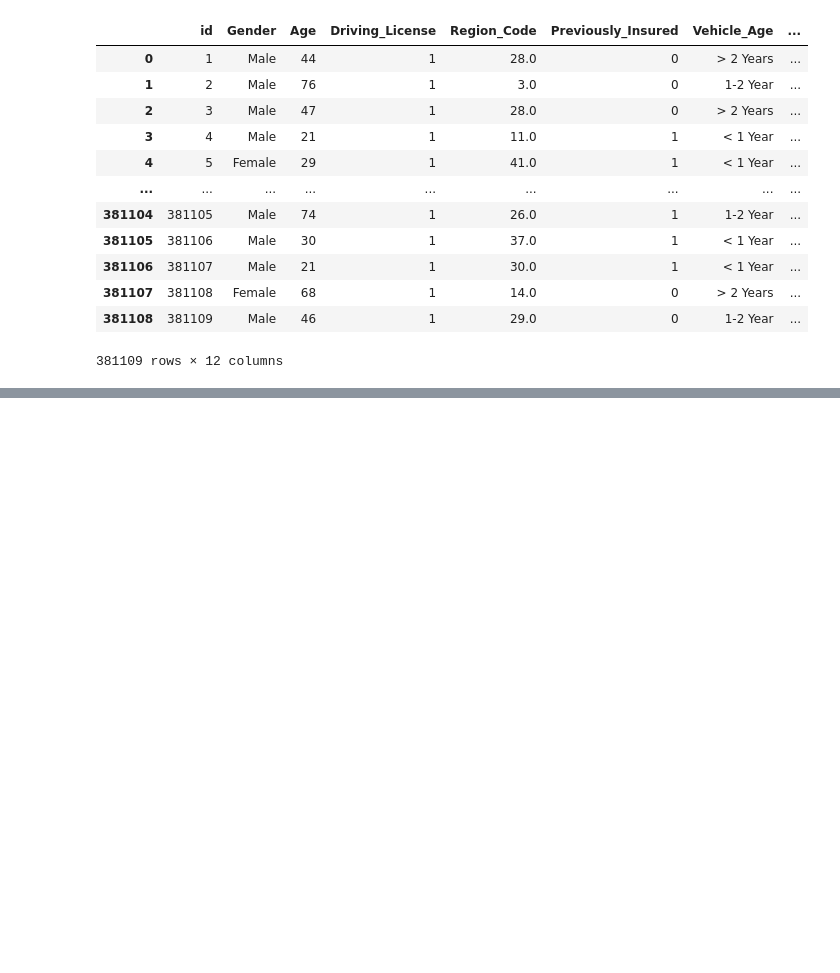
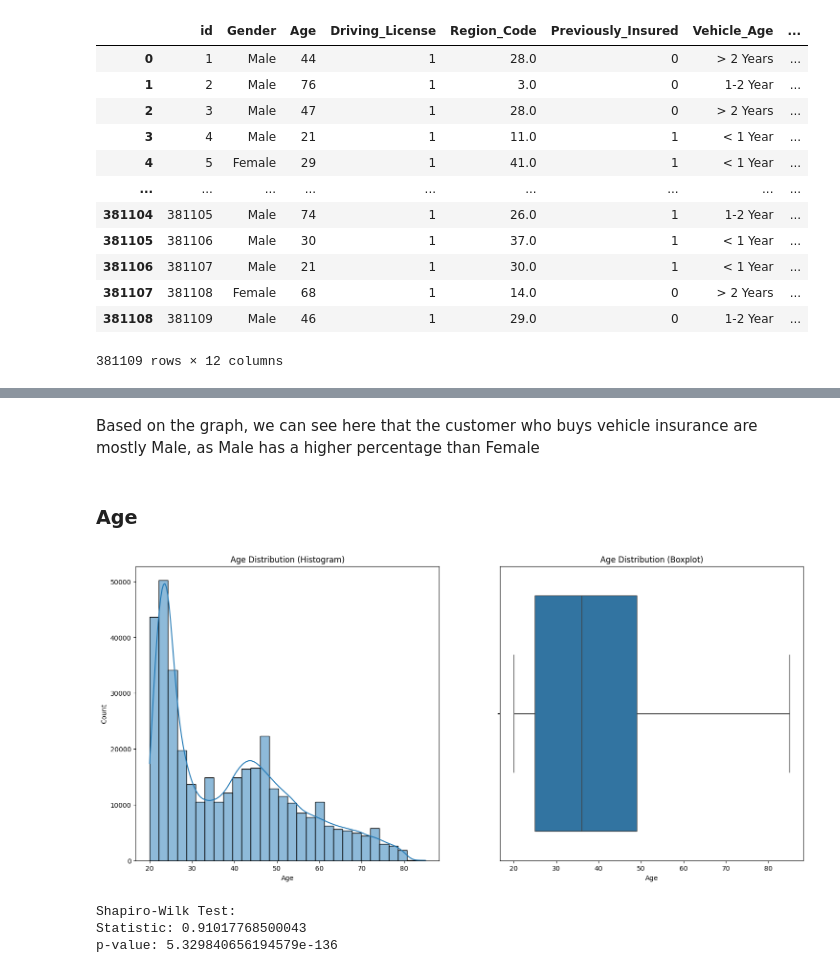
Before and after one commit to JonathanSuryaS/AOL---Machine-Learning, a Jupyter notebook: isnurance.ipynb, the cells around one changed output, grey strips where cells are left out. Saved outputs shown, nothing was run; the diff lists cells and outputs as text; code cells hidden in the pictures; blank space fills up the shorter version.

```diff
--- a/isnurance.ipynb
+++ b/isnurance.ipynb
@@ -27,0 +146,26 @@ train
+# %% [markdown]
+Based on the graph, we can see here that the customer who buys vehicle insurance are mostly Male, as Male has a higher percentage than Female
+# %% [markdown]
+### Age
+# %%
+fig, ax = plt.subplots(1, 2, figsize = (18, 8))
+sns.histplot(data = train, x = 'Age', ax = ax[0], kde = True, bins = 30)
+ax[0].set_title('Age Distribution (Histogram)')
+ax[1].set_title('Age Distribution (Boxplot)')
+sns.boxplot(data = train, x = 'Age')
+plt.show()
+# %% [output]
+[figure, added]
+# %%
+shapiro_test = stats.shapiro(train['Age'])
+shapiro_statistic = shapiro_test[0]
+shapiro_pvalue = shapiro_test[1]
+
+# Print the test results
+print("Shapiro-Wilk Test:")
+print("Statistic:", shapiro_statistic)
+print("p-value:", shapiro_pvalue)
+# %% [output]
+Shapiro-Wilk Test:
+Statistic: 0.91017768500043
+p-value: 5.329840656194579e-136
```
Also changed, not shown: parts of 83 cells of this notebook, 1 other file.
